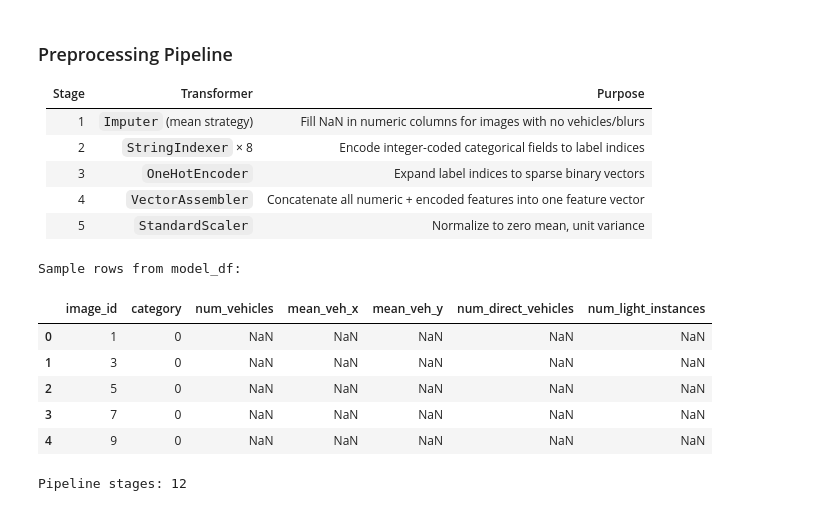
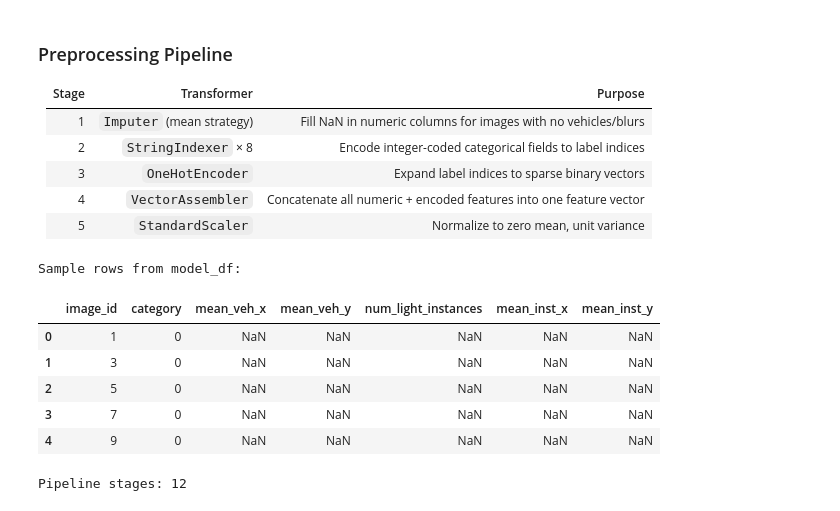
Before and after one commit to jestr-collab/232R-group-project, a Jupyter notebook: milestone_3.ipynb, the cells around one changed output. Saved outputs shown, nothing was run; the diff lists cells and outputs as text; code cells hidden in the pictures.

Commit message:
Update milestone_3 notebook with reflection RF model and fixes
Made-with: Cursor

```diff
--- a/milestone_3.ipynb
+++ b/milestone_3.ipynb
@@ -35,16 +35,16 @@ def show(df, n=20):
     display(df.limit(n).toPandas())
 # %%
 # Expanse Environment (active)
-#DATA_ROOT = "/expanse/lustre/projects/uci157/kkravchenko/provident-vehicle-detection-at-night-pvdn"
+DATA_ROOT = "/expanse/lustre/projects/uci157/kkravchenko/provident-vehicle-detection-at-night-pvdn"
 
 # Local Environment
-import kagglehub
-DATA_ROOT = kagglehub.dataset_download("saralajew/provident-vehicle-detection-at-night-pvdn")
-os.environ["JAVA_HOME"] = "/opt/homebrew/opt/openjdk@17/libexec/openjdk.jdk/Contents/Home"
-os.environ["PATH"] = "/opt/homebrew/opt/openjdk@17/bin:" + os.environ["PATH"]
+# import kagglehub
+# DATA_ROOT = kagglehub.dataset_download("saralajew/provident-vehicle-detection-at-night-pvdn")
+# os.environ["JAVA_HOME"] = "/opt/homebrew/opt/openjdk@17/libexec/openjdk.jdk/Contents/Home"
+# os.environ["PATH"] = "/opt/homebrew/opt/openjdk@17/bin:" + os.environ["PATH"]
 
-#OUTPUT_ROOT = os.path.join(DATA_ROOT, "_m3_outputs")
-#os.makedirs(OUTPUT_ROOT, exist_ok=True)
+OUTPUT_ROOT = os.path.join(DATA_ROOT, "_m3_outputs")
+os.makedirs(OUTPUT_ROOT, exist_ok=True)
 # %%
 # Expanse Environment (active)
 spark = SparkSession.builder \
@@ -344,25 +344,27 @@ root
 # %%
 categorical_cols = [
     "weather", "road_type", "direction", "view",
     "street_style", "proband_behaviour", "environment_lighting", "dome"
 ]
 for c in categorical_cols:
     model_df = model_df.withColumn(c, F.col(c).cast(StringType()))
 
 numeric_cols = [
-    "num_vehicles", "mean_veh_x", "mean_veh_y", "num_direct_vehicles",
+    # num_vehicles and num_direct_vehicles are excluded to prevent data leakage:
+    # label_reflection = (num_vehicles - num_direct_vehicles) > 0
+    "mean_veh_x", "mean_veh_y",
     "num_light_instances", "mean_inst_x", "mean_inst_y", "num_direct_lights", "num_rear_lights",
     "num_blur_regions", "mean_blur_area",
 ]
 
 for c in numeric_cols:
     model_df = model_df.withColumn(c, F.col(c).cast(DoubleType()))
 
 print("Sample rows from model_df:")
 show(model_df.select(["image_id", "category"] + numeric_cols[:5]), 5)
 # %% [output]
 Sample rows from model_df:
-|  | image_id | category | num_vehicles | mean_veh_x | mean_veh_y | num_direct_vehicles | num_light_instances |
+|  | image_id | category | mean_veh_x | mean_veh_y | num_light_instances | mean_inst_x | mean_inst_y |
 | 0 | 1 | 0 | NaN | NaN | NaN | NaN | NaN |
 | 1 | 3 | 0 | NaN | NaN | NaN | NaN | NaN |
 | 2 | 5 | 0 | NaN | NaN | NaN | NaN | NaN |
```
Also changed, not shown: parts of 17 cells of this notebook.
